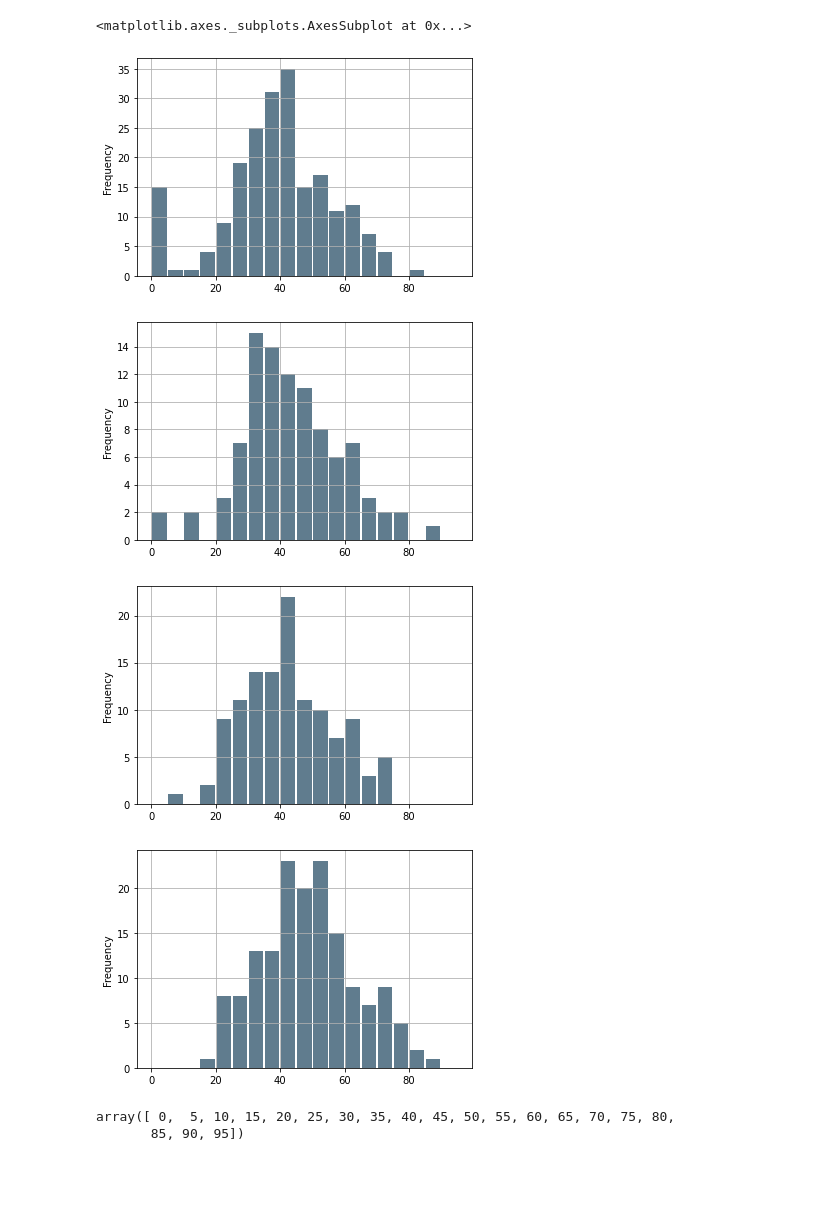
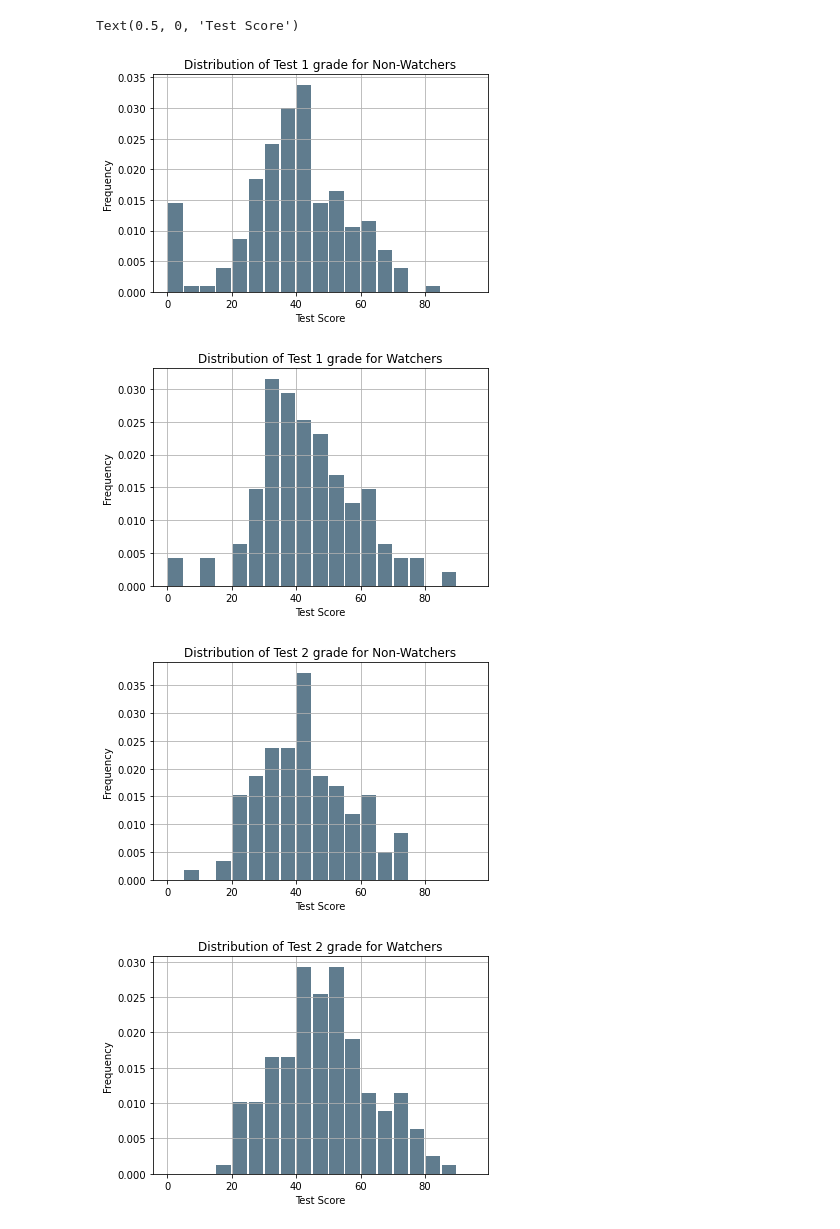
Before and after one commit to dmnguyen-uoft/ECO-202---Research, a Jupyter notebook: data_analysis.ipynb, the cells around one changed output. Cells and saved outputs as stored; diff of their text form; code cells hidden in the pictures; blank space fills up the shorter version.

```diff
--- a/data_analysis.ipynb
+++ b/data_analysis.ipynb
@@ -94,32 +119,35 @@ for i in df_zoom['ID'][df_zoom['Lecture'] >= 5]:
 # %%
 # Historgram of Grade
 
 # Test 1
 # Not watch group
 plt.figure()
-df_grade['Test 1'][df_grade['Test 1 - Watch'] == 0].plot.hist(grid=True, bins=np.arange(0,100,5), rwidth=0.9, color='#607c8e')
+df_grade['Test 1'][df_grade['Test 1 - Watch'] == 0].plot.hist(density=True, grid=True, bins=np.arange(0,100,5), rwidth=0.9, color='#607c8e')
+plt.title('Distribution of Test 1 grade for Non-Watchers')
+plt.xlabel('Test Score')
 
 # Watch group
 plt.figure()
-df_grade['Test 1'][df_grade['Test 1 - Watch'] == 1].plot.hist(grid=True, bins=np.arange(0,100,5), rwidth=0.9, color='#607c8e')
+df_grade['Test 1'][df_grade['Test 1 - Watch'] == 1].plot.hist(density=True, grid=True, bins=np.arange(0,100,5), rwidth=0.9, color='#607c8e')
+plt.title('Distribution of Test 1 grade for Watchers')
+plt.xlabel('Test Score')
 
 #####################################################################################################################
 # Test 2
 # Not watch group
 plt.figure()
-df_grade['Test 2'][df_grade['Test 2 - Watch'] == 0].plot.hist(grid=True, bins=np.arange(0,100,5), rwidth=0.9, color='#607c8e')
+df_grade['Test 2'][df_grade['Test 2 - Watch'] == 0].plot.hist(density=True, grid=True, bins=np.arange(0,100,5), rwidth=0.9, color='#607c8e')
+plt.title('Distribution of Test 2 grade for Non-Watchers')
+plt.xlabel('Test Score')
 
 # Watch group
 plt.figure()
-df_grade['Test 2'][df_grade['Test 2 - Watch'] == 1].plot.hist(grid=True, bins=np.arange(0,100,5), rwidth=0.9, color='#607c8e')
+df_grade['Test 2'][df_grade['Test 2 - Watch'] == 1].plot.hist(density=True, grid=True, bins=np.arange(0,100,5), rwidth=0.9, color='#607c8e')
+plt.title('Distribution of Test 2 grade for Watchers')
+plt.xlabel('Test Score')
 # %% [output]
-<matplotlib.axes._subplots.AxesSubplot at 0x...>
+Text(0.5, 0, 'Test Score')
-[figure, old version]
+[figure, new version]
-[figure, old version]
+[figure, new version]
-[figure, old version]
+[figure, new version]
-[figure, old version]
+[figure, new version]
-# %%
-np.arange(0,100,5)
-# %% [output]
-array([ 0,  5, 10, 15, 20, 25, 30, 35, 40, 45, 50, 55, 60, 65, 70, 75, 80,
-       85, 90, 95])
```
Also changed, not shown: parts of 8 cells of this notebook.
